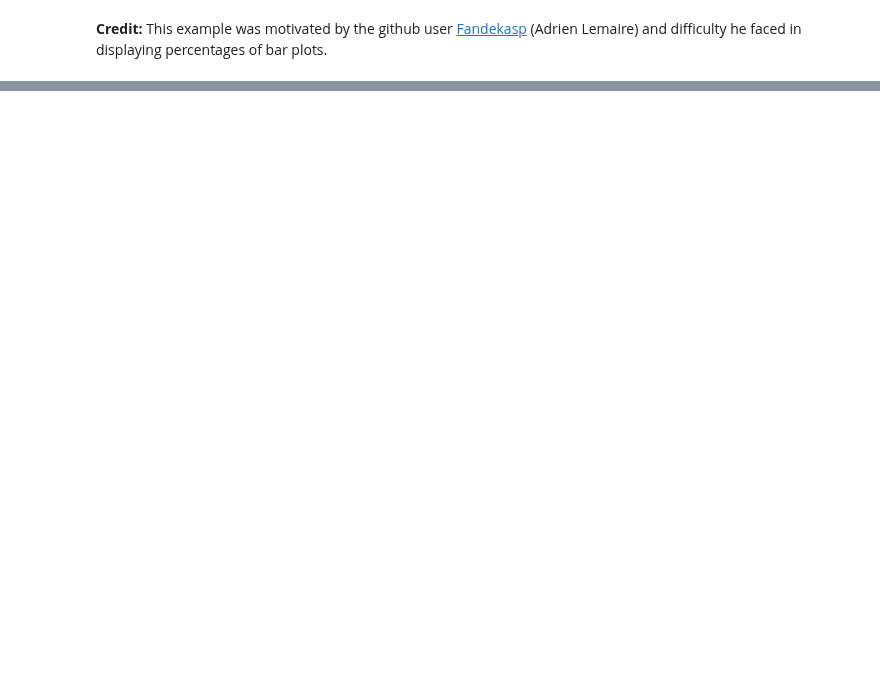
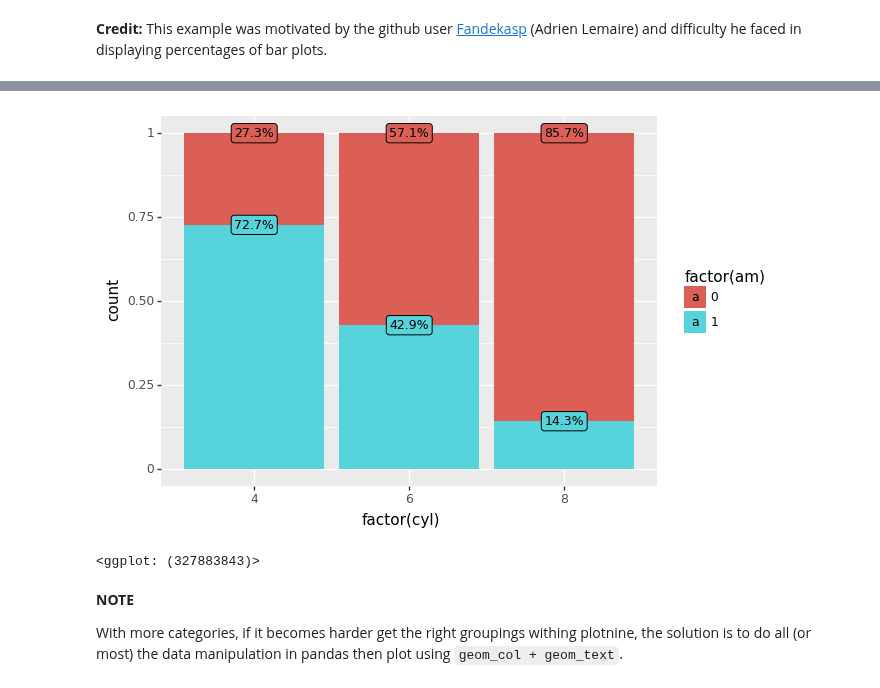
Before and after one commit to has2k1/plotnine-examples, a Jupyter notebook: plotnine_examples/tutorials/miscellaneous-show-counts-and-percentages-for-bar-plots.ipynb, the cells around one changed output, grey strips where cells are left out. Cells and saved outputs as stored; diff of their text form; code cells hidden in the pictures; blank space fills up the shorter version.

```diff
--- a/plotnine_examples/tutorials/miscellaneous-show-counts-and-percentages-for-bar-plots.ipynb
+++ b/plotnine_examples/tutorials/miscellaneous-show-counts-and-percentages-for-bar-plots.ipynb
@@ -124,0 +211,18 @@ It works with facetting.
+# %%
+(ggplot(mtcars, aes('factor(cyl)', fill='factor(am)'))
+ + geom_bar(position='fill')
+ + geom_label(
+     aes(label=after_stat('prop_per_x(x, count) * 100')),
+     stat='count',
+     position='fill',
+     format_string='{:.1f}%',
+     size=9,
+ )
+)
+# %% [output]
+[figure, added]
+<ggplot: (327883843)>
+# %% [markdown]
+**NOTE**
+
+With more categories, if it becomes harder get the right groupings withing plotnine, the solution is to do all (or most) the data manipulation in pandas then plot using `geom_col + geom_text`.
```
Also changed, not shown: parts of 16 cells of this notebook.
